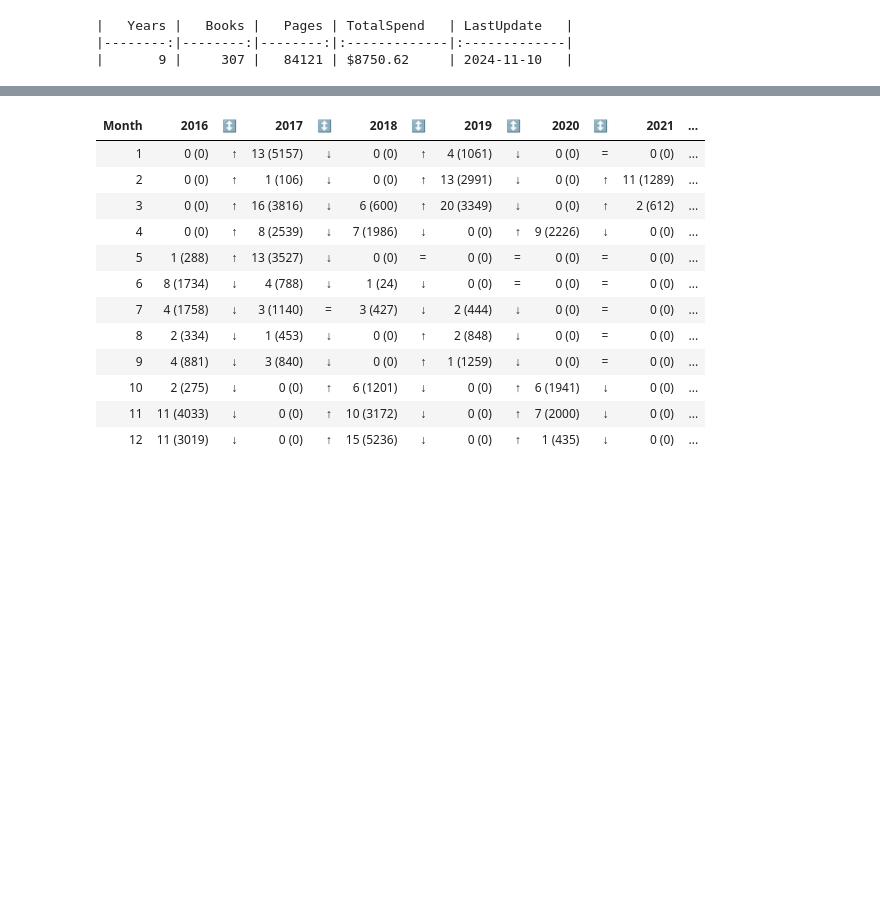
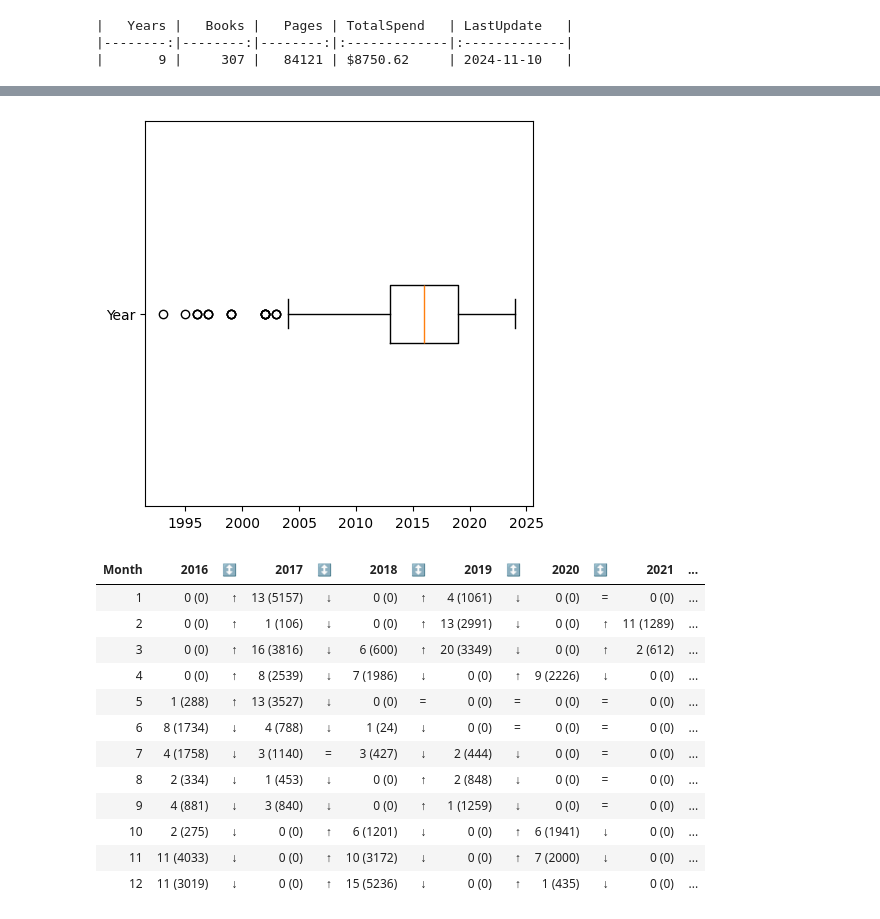
Before and after one commit to numbworks/nwreadinglist, a Jupyter notebook: src/nwreadinglist.ipynb, the cells around one changed output, grey strips where cells are left out. Saved outputs shown, nothing was run; the diff lists cells and outputs as text; code cells hidden in the pictures; blank space fills up the shorter version.

```diff
--- a/src/nwreadinglist.ipynb
+++ b/src/nwreadinglist.ipynb
@@ -40,6 +40,7 @@ setting_bag : SettingBag = SettingBag(
     options_rl = ["save"],
     options_rl_asrt = ["display", "log"],
     options_rl_by_kbsize = ["display"],
+    options_rl_by_books_year = ["plot"],
     options_sas = ["display", "save"],
     options_sas_by_publisher = ["display", "save"],
     options_sas_by_rating = ["display", "save"],
@@ -79,6 +80,10 @@ reading_list_processor.process_rl_by_kbsize()
 | Head First Design Patterns | 2017 | Software Engineering | O'Reilly | 5 | 1753 | 4 |
 | Exam Ref 70-768 Developing SQL Da... | 2019 | BI, Data Warehousing, PowerBI | Pearson Education | 5 | 1679 | 4 |
 | Algorithms An illustrated guide f... | 2017 | Software Engineering | Manning | 5 | 1650 | 4 |
+# %%
+reading_list_processor.process_rl_by_books_year()
+# %% [output]
+[figure, added]
 # %%
 reading_list_processor.process_sas()
 # %% [output]
```
Also changed, not shown: 1 other file.
